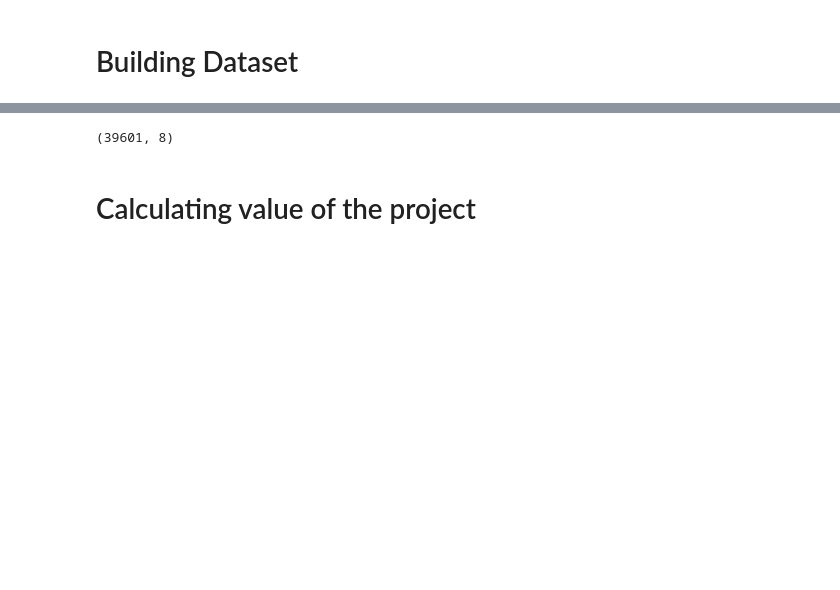
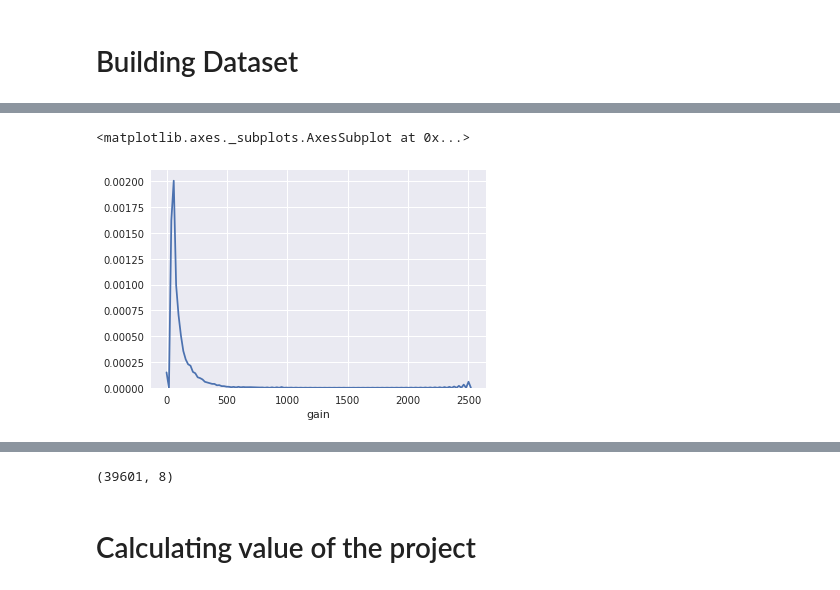
Before and after one commit to piotte13/AI-for-Set-Operations, a Jupyter notebook: Machine Learning/ML Benchmarks.ipynb, the cells around one changed output, grey strips where cells are left out. Cells and saved outputs as stored; diff of their text form; code cells hidden in the pictures; blank space fills up the shorter version.

```diff
--- a/Machine Learning/ML Benchmarks.ipynb
+++ b/Machine Learning/ML Benchmarks.ipynb
@@ -59,0 +33,3 @@ cy.shape
+# %%
+def get_ys():
+    return dataset.loc[:, algos].values
@@ -59,0 +54,5 @@ cy.shape
+# %%
+dataset = dataset.assign(gain=[float(max(a)) / min(a) for a in get_ys()])
+dataset = dataset[dataset.gain > 2]
+dataset = dataset.sort_values(by=['gain'], ascending=False)
+dataset.head()
@@ -59,0 +66,7 @@ cy.shape
+# %%
+from scipy.stats import norm
+sns.set();
+sns.distplot(dataset.gain, hist=False)
+# %% [output]
+<matplotlib.axes._subplots.AxesSubplot at 0x...>
+[figure, added]
```
Also changed, not shown: parts of 16 cells of this notebook, 9 other files.
